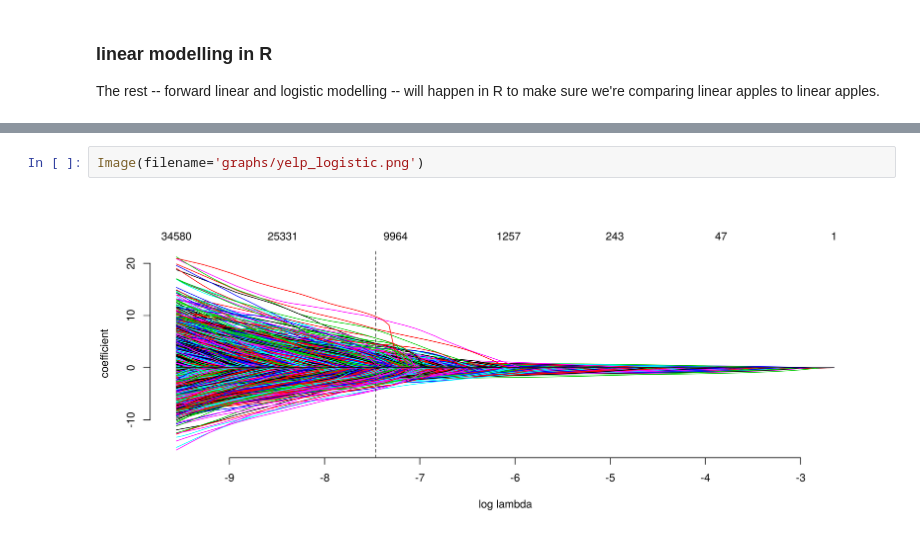
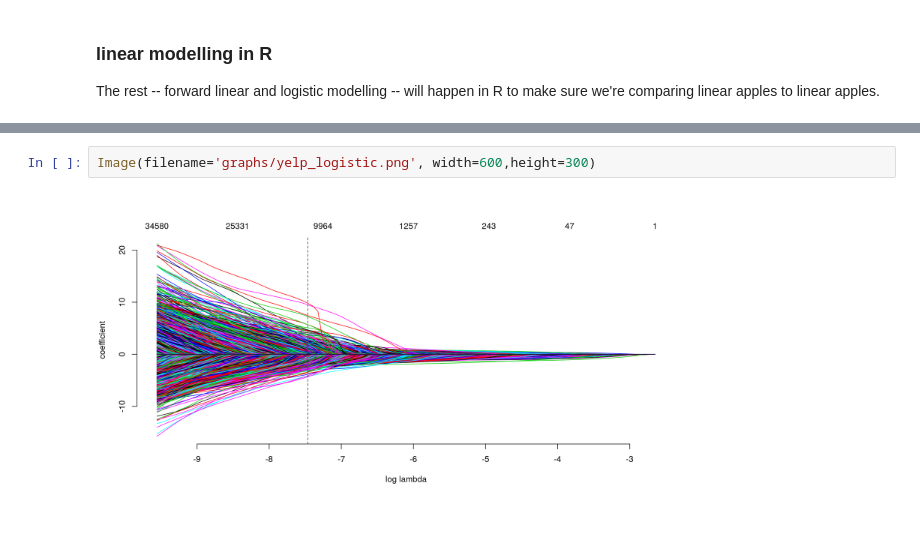
Before and after one commit to TaddyLab/deepir, a Jupyter notebook: w2v-inversion.ipynb, the cells around one changed output, grey strips where cells are left out. Drawn from its saved outputs; the diff is of its cells as text.

```diff
--- a/w2v-inversion.ipynb
+++ b/w2v-inversion.ipynb
@@ -515,4 +519,4 @@ Execution halted
 # %%
-Image(filename='graphs/yelp_logistic.png')
+Image(filename='graphs/yelp_logistic.png', width=600,height=300)
 # %% [output]
-[figure, old version]
+[figure, new version]
```
Also changed, not shown: parts of 15 cells of this notebook, 9 other files.
